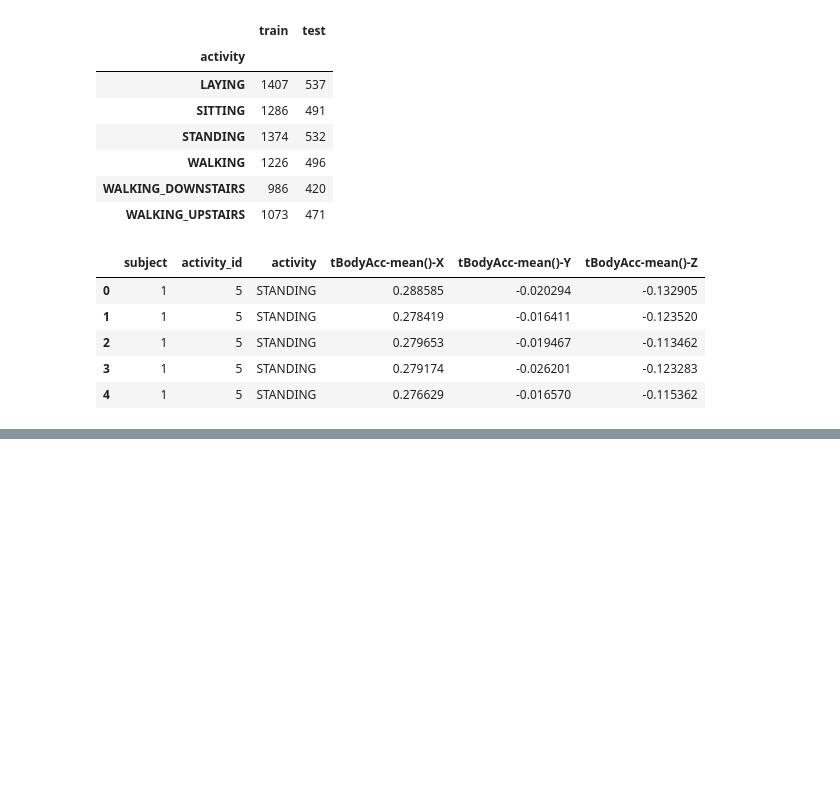
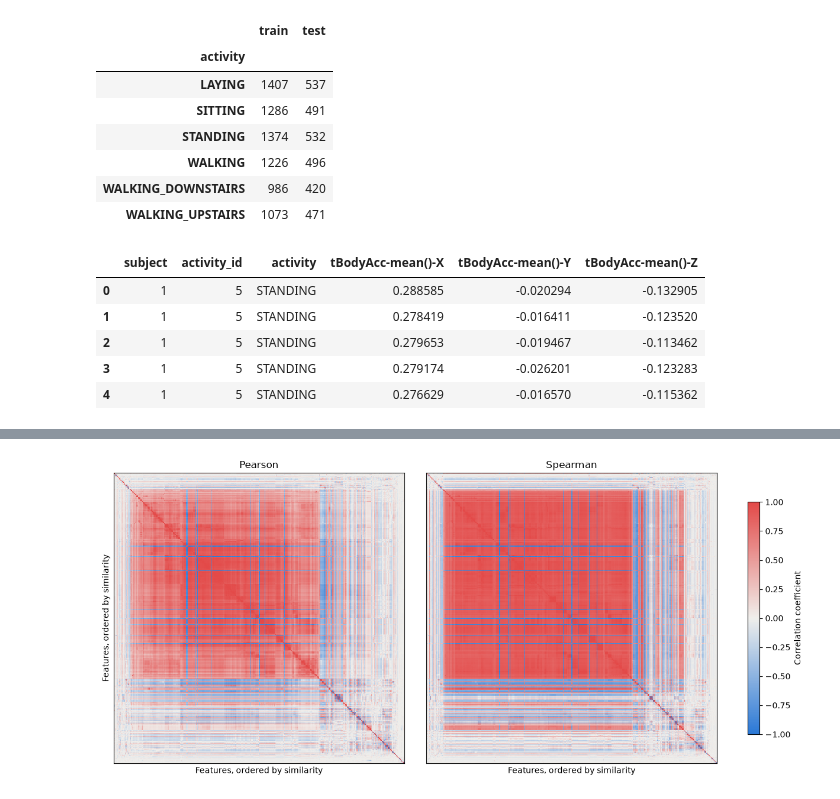
Before and after one commit to Stefy1209/Movement-Detection-using-Smartphone, a Jupyter notebook: src/Data_analysis.ipynb, the cells around one changed output, grey strips where cells are left out. Drawn from its saved outputs; the diff is of its cells as text; code cells hidden in the pictures; blank space fills up the shorter version.

Commit message:
Correlation between features added

```diff
--- a/src/Data_analysis.ipynb
+++ b/src/Data_analysis.ipynb
@@ -110,0 +119,8 @@ splits["train"].iloc[:5, :6]
+# %%
+data = pd.concat([pd.read_csv(CSV_DIR / f"{split}.csv") for split in ["train", "test"]], ignore_index=True)
+X = data.drop(columns=["subject", "activity_id", "activity"])
+# %%
+pearson = X.corr(method="pearson")
+
+print(pearson.shape)
+pearson
@@ -110,0 +144,5 @@ splits["train"].iloc[:5, :6]
+# %%
+spearman = X.corr(method="spearman")
+
+print(spearman.shape)
+spearman
@@ -110,0 +168,9 @@ splits["train"].iloc[:5, :6]
+# %%
+import matplotlib.pyplot as plt
+import numpy as np
+from matplotlib.colors import LinearSegmentedColormap
+from scipy.cluster.hierarchy import leaves_list, linkage
+from scipy.spatial.distance import squareform
+
+CORRELATION_DIR = CSV_DIR / "analysis" / "correlation"
+CORRELATION_DIR.mkdir(parents=True, exist_ok=True)
@@ -110,0 +303,20 @@ splits["train"].iloc[:5, :6]
+# %%
+distance = squareform(np.clip(1 - pearson.abs().to_numpy(), 0, None), checks=False)
+order = leaves_list(linkage(distance, method="average", optimal_ordering=True))
+
+colormap = LinearSegmentedColormap.from_list("correlation", ["#2a78d6", "#f0efec", "#e34948"])
+
+fig, axes = plt.subplots(1, 2, figsize=(12, 5.4), layout="constrained")
+for ax, name, matrix in zip(axes, ["Pearson", "Spearman"], [pearson, spearman]):
+    image = ax.imshow(matrix.to_numpy()[np.ix_(order, order)], cmap=colormap, vmin=-1, vmax=1, interpolation="nearest")
+    ax.set_title(name)
+    ax.set_xlabel("Features, ordered by similarity")
+    ax.set_xticks([])
+    ax.set_yticks([])
+axes[0].set_ylabel("Features, ordered by similarity")
+fig.colorbar(image, ax=axes, shrink=0.8, label="Correlation coefficient")
+
+fig.savefig(CORRELATION_DIR / "correlation_heatmaps.png", dpi=300)
+plt.show()
+# %% [output]
+[figure, added]
```
Also changed, not shown: parts of 14 cells of this notebook.
